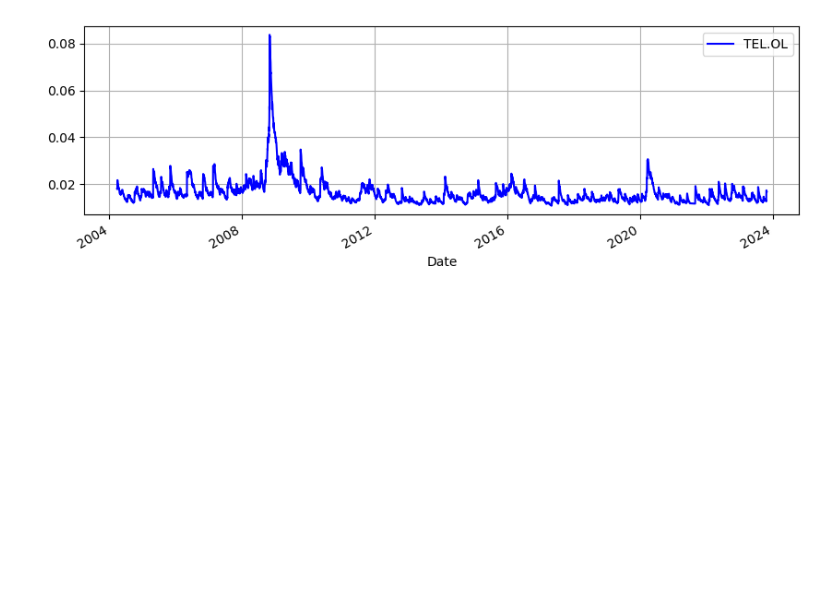
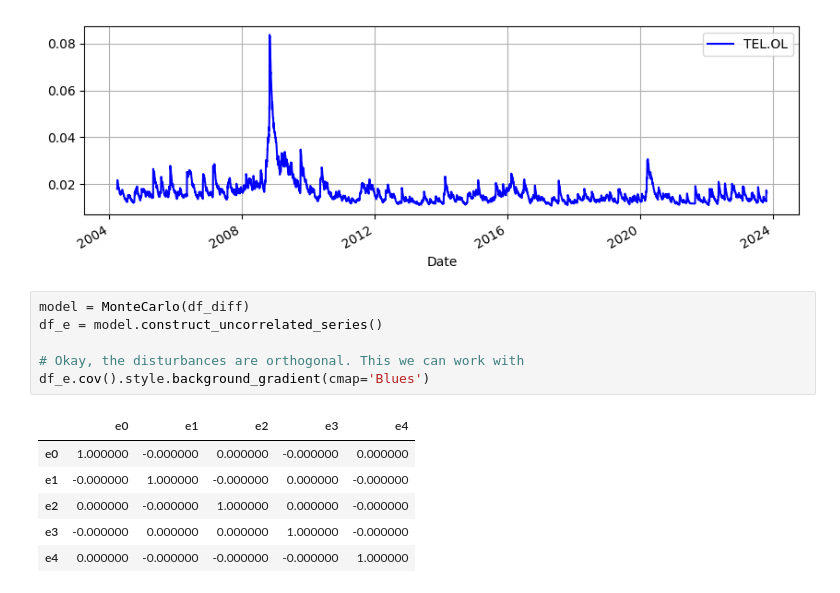
Before and after one commit to magnushelliesen/monte-carlo-simulator, a Jupyter notebook: monte-carlo-simulator.ipynb, the cells around one changed output. Saved outputs shown, nothing was run; the diff lists cells and outputs as text; blank space fills up the shorter version.

```diff
--- a/monte-carlo-simulator.ipynb
+++ b/monte-carlo-simulator.ipynb
@@ -137,3 +153,16 @@ for ticker in tickers:
 [figure]
 [figure]
 [figure]
+# %%
+model = MonteCarlo(df_diff)
+df_e = model.construct_uncorrelated_series()
+
+# Okay, the disturbances are orthogonal. This we can work with
+df_e.cov().style.background_gradient(cmap='Blues')
+# %% [output]
+|  | e0 | e1 | e2 | e3 | e4 |
+| e0 | 1.000000 | -0.000000 | 0.000000 | -0.000000 | 0.000000 |
+| e1 | -0.000000 | 1.000000 | -0.000000 | 0.000000 | -0.000000 |
+| e2 | 0.000000 | -0.000000 | 1.000000 | 0.000000 | -0.000000 |
+| e3 | -0.000000 | 0.000000 | 0.000000 | 1.000000 | -0.000000 |
+| e4 | 0.000000 | -0.000000 | -0.000000 | -0.000000 | 1.000000 |
```
Also changed, not shown: parts of 7 cells of this notebook.
